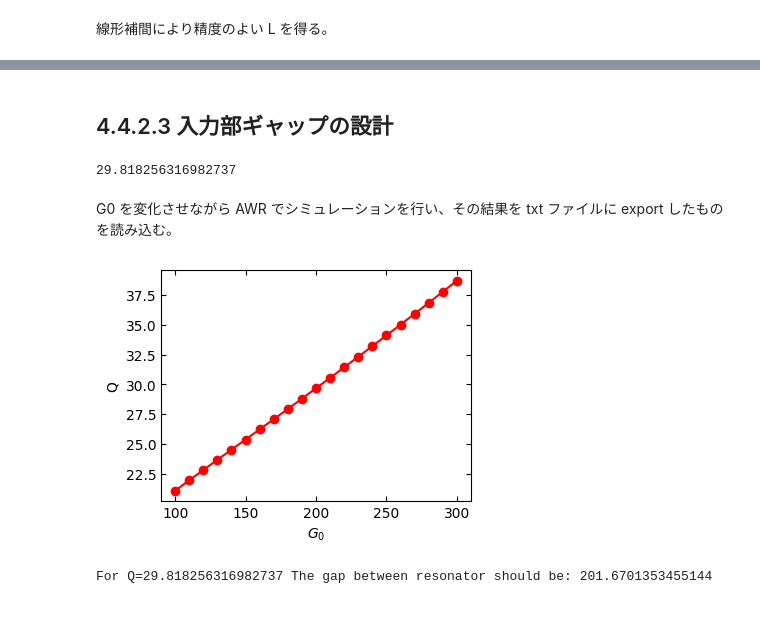
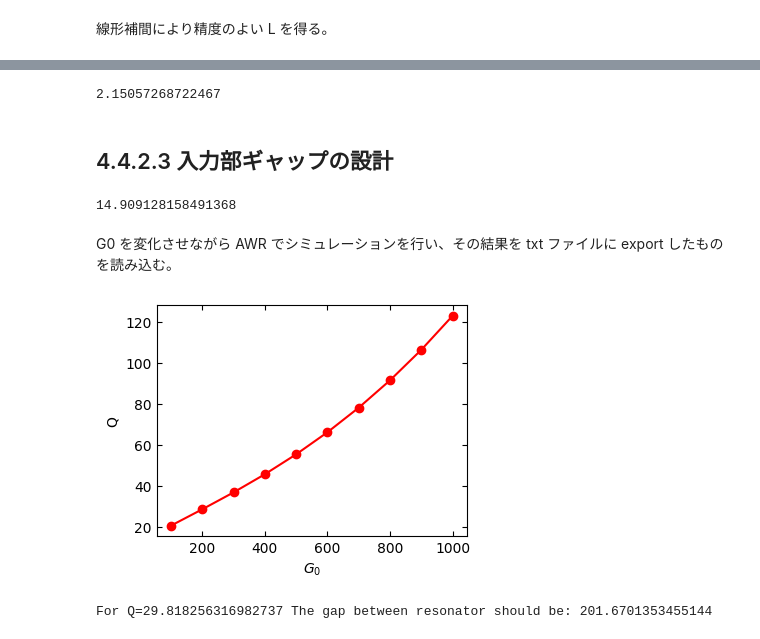
Before and after one commit to kosukemtr/microwave, a Jupyter notebook: microwave.ipynb, the cells around one changed output, grey strips where cells are left out. Cells and saved outputs as stored; diff of their text form; code cells hidden in the pictures.

```diff
--- a/microwave.ipynb
+++ b/microwave.ipynb
@@ -170,7 +170,7 @@ epsilon_r = 2.17
 d = 1e-3
 # Example usage:
 # f = 1 GHz, d = 1 mm
-f = 1e9
+f = 5e9
 d = 1e-3
 
 lambda_ = calculate_lambda(f, epsilon_r, W, d)
@@ -185,19 +188,21 @@ import pandas as pd
 import matplotlib.pyplot as plt
 
 # Read data from a.txt in Colab
-data = pd.read_csv('/content/l.txt', sep='\t')
+data = pd.read_csv('/content/res.txt', sep='\t')
 # Display the first few rows of the DataFrame
 # Assuming 'Frequency (GHz)' is the name of the frequency column
 plt.figure(figsize=(6, 4))  # Optional: Set the figure size
 
 # Plot each column against the frequency
-for column in data.columns[1:]:  # Skipping the frequency column for plotting
-    plt.plot(data['Frequency (GHz)'], data[column], label=column)
+L_values = [float(re.search(r'\d+(\.\d+)?', col.split('=')[1]).group()) for col in data.columns[1:]]
+for i, column in enumerate(data.columns[1:]):  # Skipping the frequency column for plotting
+    plt.plot(data['Frequency (GHz)'], data[column], label=f"L={L_values[i]}")
 
 plt.xlabel('Frequency (GHz)')
 plt.ylabel('S(2,1)')
 plt.title('S(2,1) vs. Frequency')
 # plt.legend(loc='upper right', bbox_to_anchor=(1.15, 1))  # To avoid overlap of legend with the plot
 plt.tick_params(axis='both', which='both', direction='in',  top=True, right=True)
+plt.legend()
 plt.show()
 # %% [output]
@@ -324,13 +269,26 @@ Estimated L for resonant frequency of 1 GHz: 109677.72
+# %%
+import re
+import pandas as pd
+import numpy as np
+import matplotlib.pyplot as plt
+
+target_freq = 5.0
+L_values_sorted = np.array(L_values)[np.argsort(res_freqs)]
+res_values_sorted = np.sort(res_freqs)
+L_target = np.interp(target_freq, res_values_sorted, L_values_sorted)
+print(L_target)
+# %% [output]
+2.15057268722467
 # %% [markdown]
 ## 4.4.2.3 入力部ギャップの設計
 # %%
 C1 = 0.10675e-12
 R0 = 50
-omega0 = 1e9 * 2 * np.pi
+omega0 = 2e9 * 2 * np.pi
 Q_target = 1/(omega0*R0*C1)
 print(Q_target)
 # %% [output]
-29.818256316982737
+14.909128158491368
 # %% [markdown]
 G0 を変化させながら AWR でシミュレーションを行い、その結果を txt ファイルに export したものを読み込む。
 # %%
@@ -340,56 +298,44 @@ import numpy as np
 import re
 
 # Sample Data Loading
-data = pd.read_csv('/content/g.txt', sep='\t')
+data = pd.read_csv('/content/s.txt', sep='\t')
 
 # Initialize lists to store the resonant frequencies and Q values for each L
 res_freqs = []
 Q_values = []
 
 # Assuming the L values are embedded in the column names
 # Extracting L values from the column names and converting them to integers
 G0_values = [float(re.search(r'\d+(\.\d+)?', col.split('=')[1]).group()) for col in data.columns[1:]]
 
-
 # Loop through each column (ignoring the frequency column)
 for column in data.columns[1:]:
     # 1. Find the resonant frequency f0: frequency with maximum S21
     f0_index = data[column].idxmax()
     f0 = data['Frequency (GHz)'].iloc[f0_index]
     res_freqs.append(f0)
 
-    # Find points around f1 and f2 for interpolation
     target_S21 = data[column].iloc[f0_index] / np.sqrt(2)
-    f1_index = (data[column].iloc[:f0_index] - target_S21).abs().idxmin()
-    f2_index = (data[column].iloc[f0_index:] - target_S21).abs().idxmin()
-    f1_lower, f1_upper = data['Frequency (GHz)'].iloc[f1_index-1], data['Frequency (GHz)'].iloc[f1_index+1]
-    S21_f1_lower, S21_f1_upper = data[column].iloc[f1_index-1], data[column].iloc[f1_index+1]
-
-    f2_lower, f2_upper = data['Frequency (GHz)'].iloc[f2_index-1], data['Frequency (GHz)'].iloc[f2_index+1]
-    S21_f2_lower, S21_f2_upper = data[column].iloc[f2_index-1], data[column].iloc[f2_index+1]
-
-    # Linear interpolation to find more precise f1 and f2
-    m_f1 = (S21_f1_upper - S21_f1_lower) / (f1_upper - f1_lower)
-    c_f1 = S21_f1_lower - m_f1 * f1_lower
-    f1_precise = (target_S21 - c_f1) / m_f1
-
-    m_f2 = (S21_f2_upper - S21_f2_lower) / (f2_upper - f2_lower)
-    c_f2 = S21_f2_lower - m_f2 * f2_lower
-    f2_precise = (target_S21 - c_f2) / m_f2
+    f_values_sorted = np.array(data['Frequency (GHz)'].iloc[:f0_index])[np.argsort(data[column].iloc[:f0_index])]
+    S21_values_sorted = np.sort(data[column].iloc[:f0_index])
+    f1 = np.interp(target_S21, S21_values_sorted, f_values_sorted)
+    f_values_sorted = np.array(data['Frequency (GHz)'].iloc[f0_index:])[np.argsort(data[column].iloc[f0_index:])]
+    S21_values_sorted = np.sort(data[column].iloc[f0_index:])
+    f2 = np.interp(target_S21, S21_values_sorted, f_values_sorted)
 
     # Calculate Q: f0/(f2 - f1)
-    Q = f0 / (f2_precise - f1_precise)
+    Q = f0 / (f2 - f1)
     Q_values.append(Q)
 
 # Plot Q vs. L
 plt.figure(figsize=(4, 3))
 plt.plot(G0_values, Q_values, marker='o', linestyle='-', label='Q Factor', color='r')
 plt.xlabel('$G_0$')
 plt.ylabel('Q')
 plt.tick_params(axis='both', which='both', direction='in',  top=True, right=True)
 plt.show()
 # %% [output]
-[figure, old version]
+[figure, new version]
 # %%
 import re
 import pandas as pd
```
Also changed, not shown: parts of 10 cells of this notebook.
